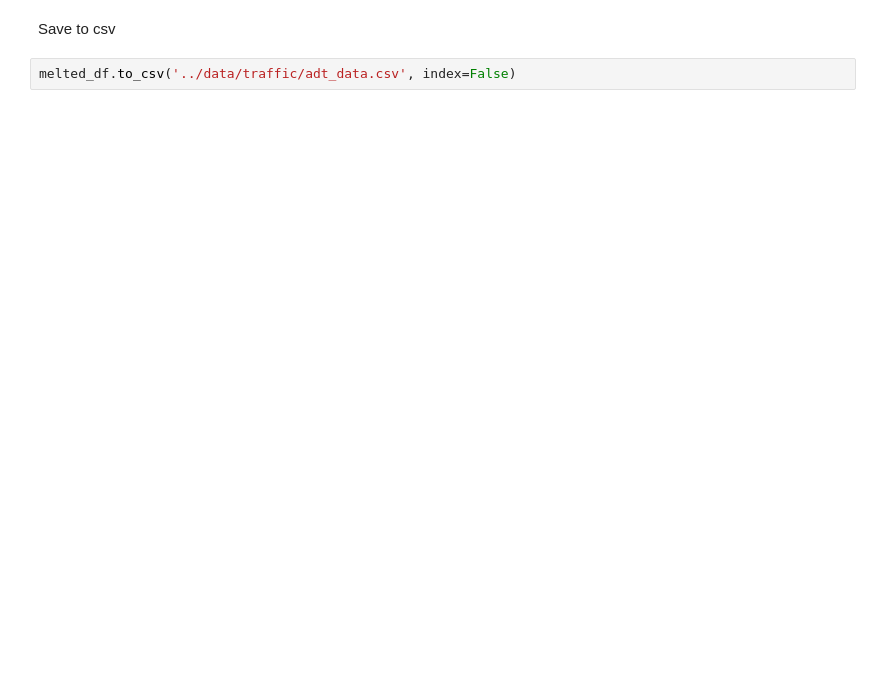
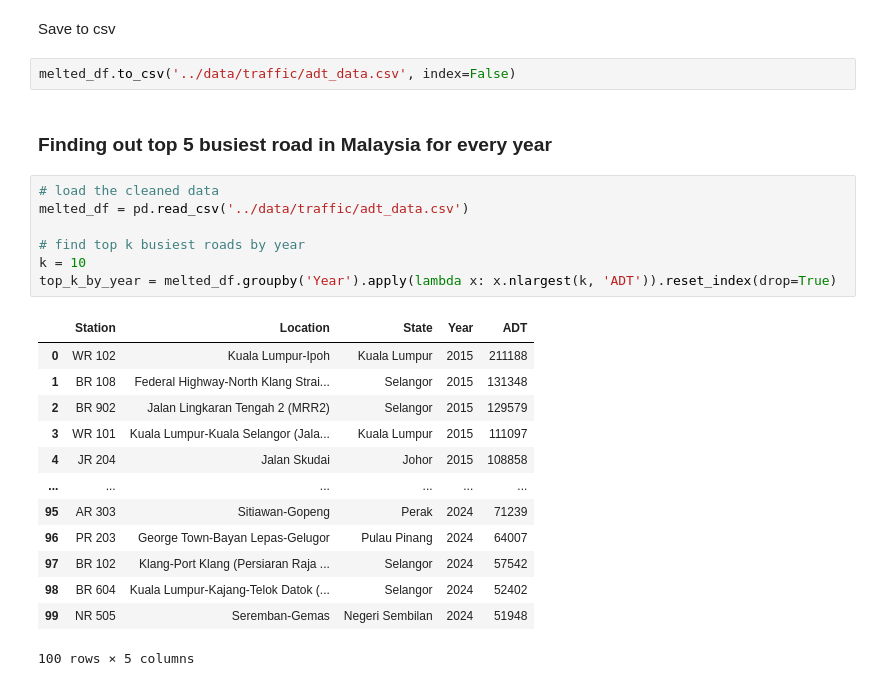
Before and after one commit to NotHLee/FIT3179_A2, a Jupyter notebook: data/cleaning.ipynb, the cells around one changed output. Drawn from its saved outputs; the diff is of its cells as text; blank space fills up the shorter version.

```diff
--- a/data/cleaning.ipynb
+++ b/data/cleaning.ipynb
@@ -287,3 +309,26 @@ melted_df = melted_df.rename(columns={'STESEN': 'Station', 'LOKASI': 'Location'}
 Save to csv
 # %%
 melted_df.to_csv('../data/traffic/adt_data.csv', index=False)
+# %% [markdown]
+### Finding out top 5 busiest road in Malaysia for every year
+# %%
+# load the cleaned data
+melted_df = pd.read_csv('../data/traffic/adt_data.csv')
+
+# find top k busiest roads by year
+k = 10
+top_k_by_year = melted_df.groupby('Year').apply(lambda x: x.nlargest(k, 'ADT')).reset_index(drop=True)
+# %% [output]
+|  | Station | Location | State | Year | ADT |
+| 0 | WR 102 | Kuala Lumpur-Ipoh | Kuala Lumpur | 2015 | 211188 |
+| 1 | BR 108 | Federal Highway-North Klang Strai... | Selangor | 2015 | 131348 |
+| 2 | BR 902 | Jalan Lingkaran Tengah 2 (MRR2) | Selangor | 2015 | 129579 |
+| 3 | WR 101 | Kuala Lumpur-Kuala Selangor (Jala... | Kuala Lumpur | 2015 | 111097 |
+| 4 | JR 204 | Jalan Skudai | Johor | 2015 | 108858 |
+| ... | ... | ... | ... | ... | ... |
+| 95 | AR 303 | Sitiawan-Gopeng | Perak | 2024 | 71239 |
+| 96 | PR 203 | George Town-Bayan Lepas-Gelugor | Pulau Pinang | 2024 | 64007 |
+| 97 | BR 102 | Klang-Port Klang (Persiaran Raja ... | Selangor | 2024 | 57542 |
+| 98 | BR 604 | Kuala Lumpur-Kajang-Telok Datok (... | Selangor | 2024 | 52402 |
+| 99 | NR 505 | Seremban-Gemas | Negeri Sembilan | 2024 | 51948 |
+100 rows × 5 columns
```
Also changed, not shown: parts of 2 cells of this notebook, 20 other files.
